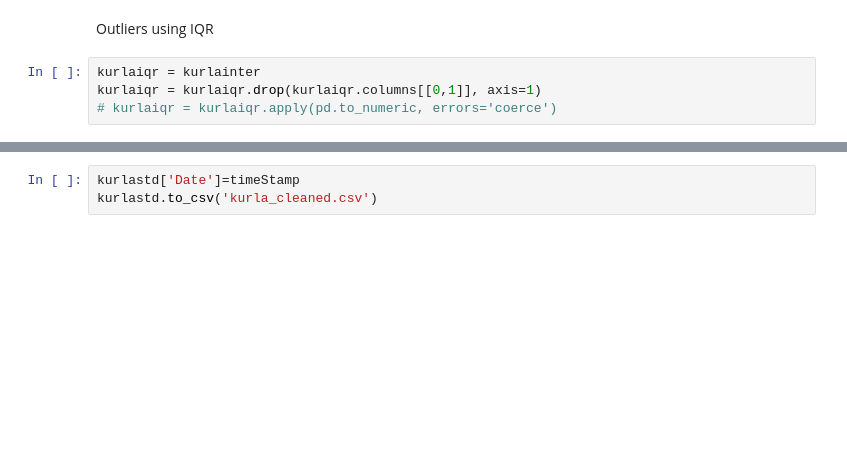
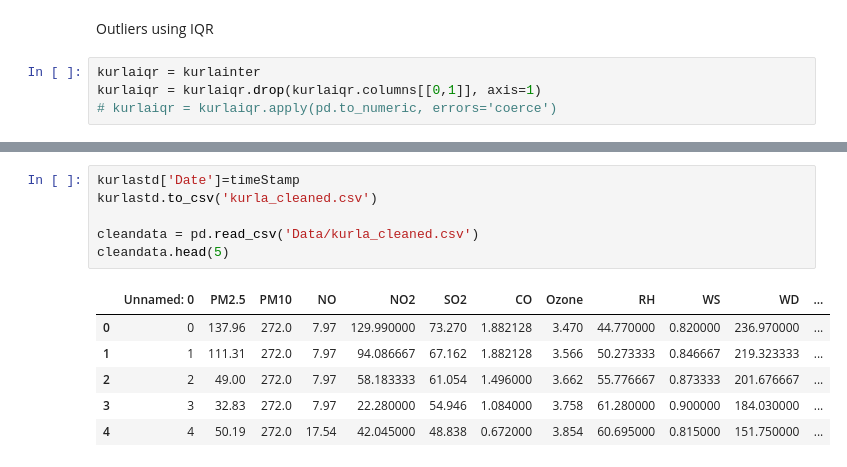
Before and after one commit to DishantWakalkar/Air-Toxicity-Analysis, a Jupyter notebook: Version_1/DataPreProcessing.ipynb, the cells around one changed output, grey strips where cells are left out. Drawn from its saved outputs; the diff is of its cells as text; blank space fills up the shorter version.

```diff
--- a/DataPreProcessing.ipynb
+++ b/Version_1/DataPreProcessing.ipynb
@@ -230,3 +262,13 @@ display(kurlaiqr.describe())
 # %%
 kurlastd['Date']=timeStamp
 kurlastd.to_csv('kurla_cleaned.csv')
+
+cleandata = pd.read_csv('Data/kurla_cleaned.csv')
+cleandata.head(5)
+# %% [output]
+|  | Unnamed: 0 | PM2.5 | PM10 | NO | NO2 | SO2 | CO | Ozone | RH | WS | WD | ... |
+| 0 | 0 | 137.96 | 272.0 | 7.97 | 129.990000 | 73.270 | 1.882128 | 3.470 | 44.770000 | 0.820000 | 236.970000 | ... |
+| 1 | 1 | 111.31 | 272.0 | 7.97 | 94.086667 | 67.162 | 1.882128 | 3.566 | 50.273333 | 0.846667 | 219.323333 | ... |
+| 2 | 2 | 49.00 | 272.0 | 7.97 | 58.183333 | 61.054 | 1.496000 | 3.662 | 55.776667 | 0.873333 | 201.676667 | ... |
+| 3 | 3 | 32.83 | 272.0 | 7.97 | 22.280000 | 54.946 | 1.084000 | 3.758 | 61.280000 | 0.900000 | 184.030000 | ... |
+| 4 | 4 | 50.19 | 272.0 | 17.54 | 42.045000 | 48.838 | 0.672000 | 3.854 | 60.695000 | 0.815000 | 151.750000 | ... |
```
Also changed, not shown: parts of 5 cells of this notebook, 18 other files.
